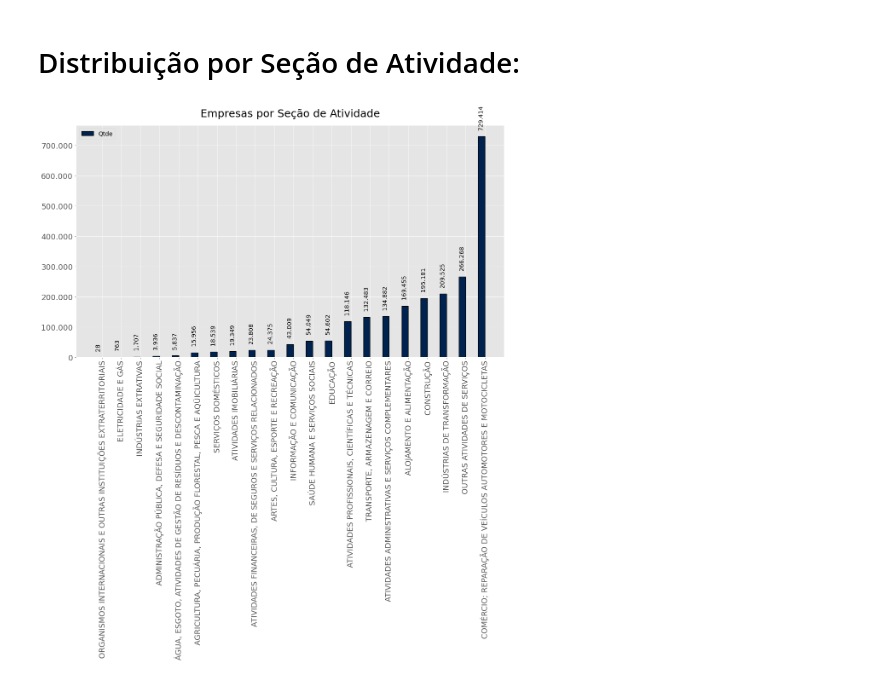
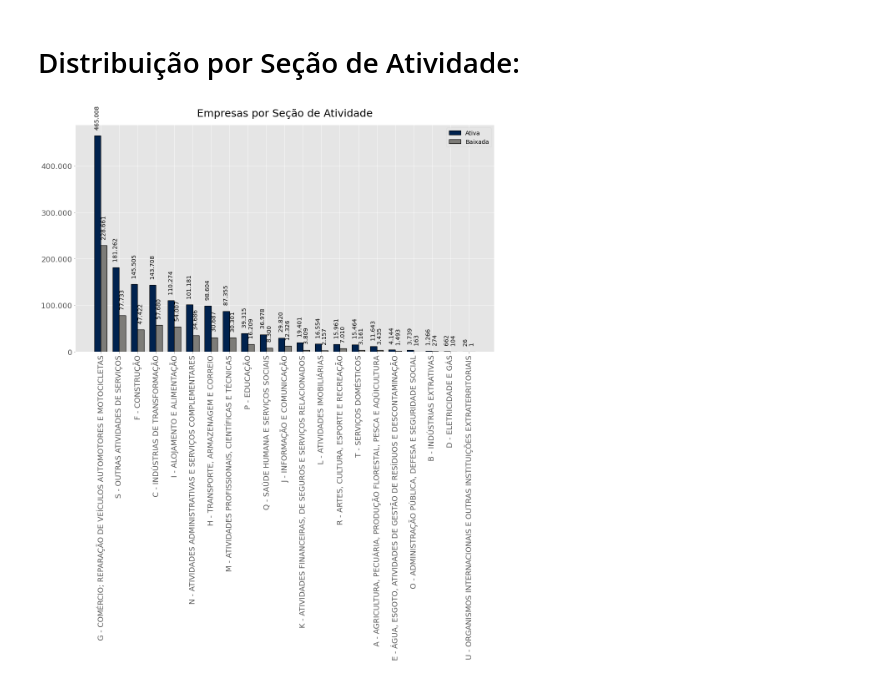
Before and after one commit to pedrounes1/fastapi_cnpj, a Jupyter notebook: app/Análise.ipynb, the cells around one changed output. Cells and saved outputs as stored; diff of their text form; code cells hidden in the pictures.

```diff
--- a/app/Análise.ipynb
+++ b/app/Análise.ipynb
@@ -131,21 +166,28 @@ mesos = montaGraficos(mesorregioes.head(10), 'Mesorregião','Empresas por Mesorr
 def getDadosCnaes():
     dados = select(
         CnaeSecao.descricao.label('Seção Cnae'),
+        CnaeSecao.id,
+        SituacaoCadastral.descricao.label("Situação"),
         func.count(Cnpj.id).label('Qtde')
-    ).select_from(Cnpj) \
+    ).select_from(Estado) \
+        .join(Estado.cidades) \
+        .join(Cidade.cnpjs) \
+        .join(Cnpj.situacao_cadastral) \
         .join(Cnpj.cnae) \
         .join(Cnae.classe) \
         .join(CnaeClasse.grupo) \
         .join(CnaeGrupo.divisao) \
         .join(CnaeDivisao.secao) \
-        .group_by('Seção Cnae')
+        .where(Estado.uf == "PR") \
+        .group_by('Seção Cnae', 'Situação', 'id')
     dados = consultaDados(dados)
+    dados['Seção Cnae'] = dados['id'] + ' - ' + dados['Seção Cnae']
+    dados = dados.pivot_table('Qtde', index='Seção Cnae', columns='Situação', aggfunc='sum').reset_index().sort_values(by='Ativa', ascending=False)
 
-    return dados.sort_values('Qtde', ascending=False)
+    return dados
 
 dados_secao = getDadosCnaes()
 # %%
-dados_secao
-graf_secao = montaGraficos(dados_secao, "Seção Cnae", "Empresas por Seção de Atividade", ['Qtde'], rotation=90)
+graf_secao = montaGraficos(dados_secao, "Seção Cnae", "Empresas por Seção de Atividade", rotation=90)
 # %% [output]
-[figure, old version]
+[figure, new version]
```
Also changed, not shown: parts of 9 cells of this notebook.
